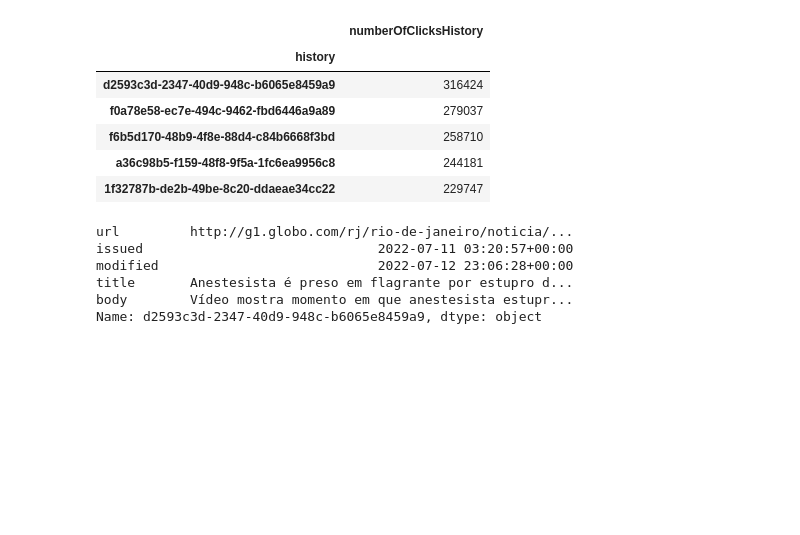
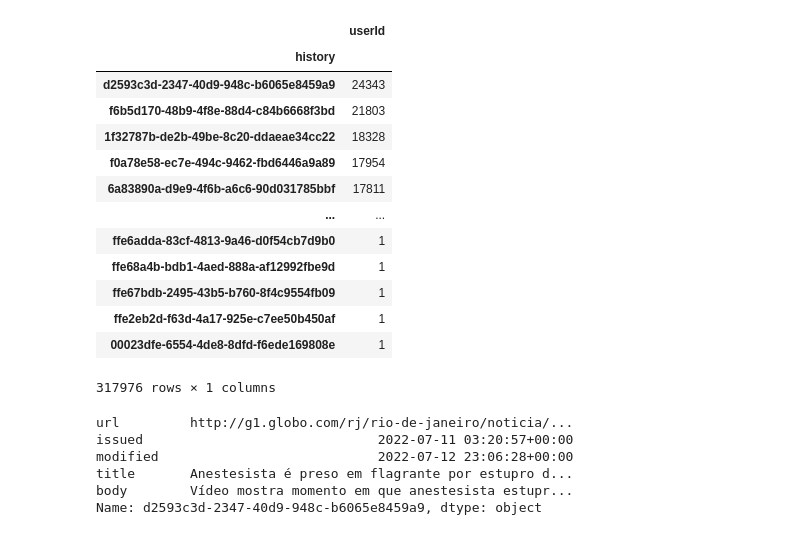
Before and after one commit to pedro21900/fase_5_datathon, a Jupyter notebook: notebooks/analisando_dados.ipynb, the cells around one changed output. Drawn from its saved outputs; the diff is of its cells as text; code cells hidden in the pictures; blank space fills up the shorter version.

```diff
--- a/notebooks/analisando_dados.ipynb
+++ b/notebooks/analisando_dados.ipynb
@@ -6,8 +61,17 @@ user_infos = pd.concat([pd.read_csv(fpath) for fpath in glob.glob('../data/files
 # %%
 user_historys = user_infos[['userId', 'history','timestampHistory','numberOfClicksHistory','timeOnPageHistory','scrollPercentageHistory','pageVisitsCountHistory','timestampHistory_new']]
+# user_infos.drop(columns=['history','timestampHistory','numberOfClicksHistory','timeOnPageHistory','scrollPercentageHistory','pageVisitsCountHistory','timestampHistory_new'], inplace=True)
+# user_infos.set_index('userId', inplace=True)
+
+
 user_historys = user_historys.set_index('userId').apply(lambda row: row.str.split(','), axis=1)
 user_historys = user_historys.apply(pd.Series.explode).reset_index()
 user_historys['numberOfClicksHistory'] = user_historys['numberOfClicksHistory'].astype(int)
+user_historys['timeOnPageHistory'] = user_historys['timeOnPageHistory'].astype(int)
+user_historys['scrollPercentageHistory'] = user_historys['scrollPercentageHistory'].astype(float)
+user_historys['timestampHistory'] = user_historys['timestampHistory'].astype(int)
+user_historys['pageVisitsCountHistory'] = user_historys['pageVisitsCountHistory'].astype(int)
+
 user_historys.head()
 # %% [output]
 |  | userId | history | timestampHistory | numberOfClicksHistory | timeOnPageHistory | scrollPercentageHistory | ... |
@@ -33,13 +177,29 @@ np.int64(111)
 # %%
-user_historys.groupby('history')[['numberOfClicksHistory']].sum().sort_values('numberOfClicksHistory',ascending=False).head(5)
+def recomendacao_por_popularidade():
+
+    leu_meia_pagina = user_historys.query('scrollPercentageHistory > 0.5')[['userId','history']]
+
+    return (leu_meia_pagina
+     .groupby(['history'])[['userId']]
+     .count()
+     .sort_values(by=['userId'], ascending=False))
+
+recomendacao_por_popularidade()
 # %% [output]
-|  | numberOfClicksHistory |
+|  | userId |
 | history |  |
-| d2593c3d-2347-40d9-948c-b6065e8459a9 | 316424 |
-| f0a78e58-ec7e-494c-9462-fbd6446a9a89 | 279037 |
-| f6b5d170-48b9-4f8e-88d4-c84b6668f3bd | 258710 |
-| a36c98b5-f159-48f8-9f5a-1fc6ea9956c8 | 244181 |
-| 1f32787b-de2b-49be-8c20-ddaeae34cc22 | 229747 |
+| d2593c3d-2347-40d9-948c-b6065e8459a9 | 24343 |
+| f6b5d170-48b9-4f8e-88d4-c84b6668f3bd | 21803 |
+| 1f32787b-de2b-49be-8c20-ddaeae34cc22 | 18328 |
+| f0a78e58-ec7e-494c-9462-fbd6446a9a89 | 17954 |
+| 6a83890a-d9e9-4f6b-a6c6-90d031785bbf | 17811 |
+| ... | ... |
+| ffe6adda-83cf-4813-9a46-d0f54cb7d9b0 | 1 |
+| ffe68a4b-bdb1-4aed-888a-af12992fbe9d | 1 |
+| ffe67bdb-2495-43b5-b760-8f4c9554fb09 | 1 |
+| ffe2eb2d-f63d-4a17-925e-c7ee50b450af | 1 |
+| 00023dfe-6554-4de8-8dfd-f6ede169808e | 1 |
+317976 rows × 1 columns
 # %%
 news_item.set_index('page').loc['d2593c3d-2347-40d9-948c-b6065e8459a9'].head()
 # %% [output]
```
Also changed, not shown: parts of 10 cells of this notebook, 1 other file.
